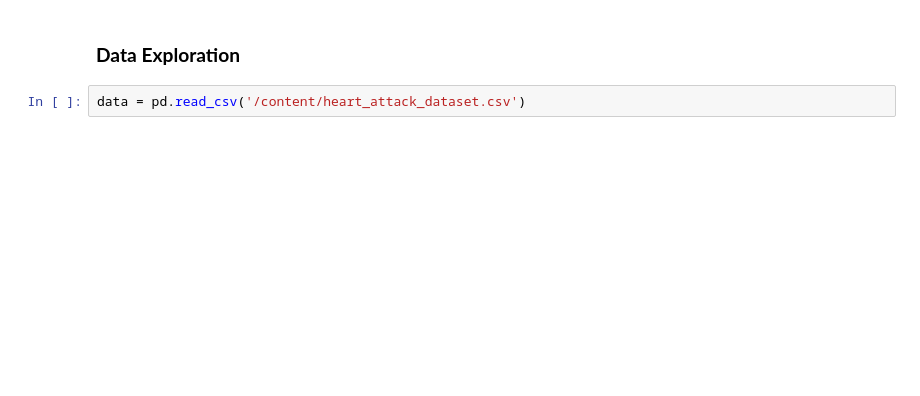
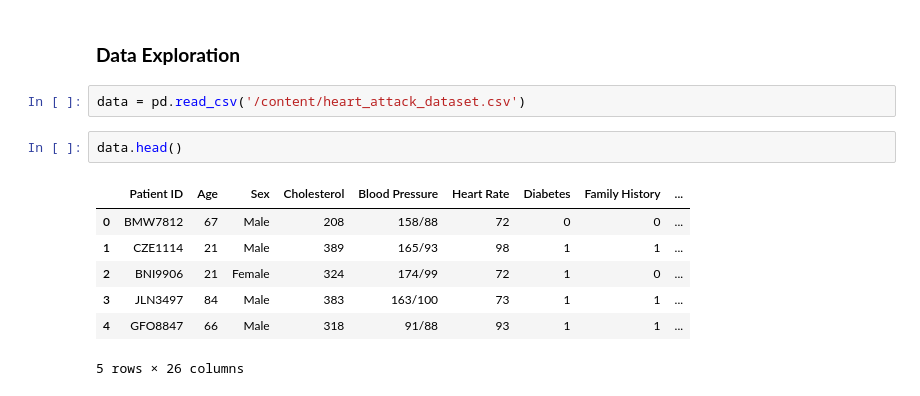
Before and after one commit to tahahamdii/Medical-Chatbot-Llama2, a Jupyter notebook: heart_attacks.ipynb, the cells around one changed output. Drawn from its saved outputs; the diff is of its cells as text; blank space fills up the shorter version.

```diff
--- a/heart_attacks.ipynb
+++ b/heart_attacks.ipynb
@@ -26,3 +28,13 @@ warnings.filterwarnings("ignore")
 ### **Data Exploration**
 # %%
 data = pd.read_csv('/content/heart_attack_dataset.csv')
+# %%
+data.head()
+# %% [output]
+|  | Patient ID | Age | Sex | Cholesterol | Blood Pressure | Heart Rate | Diabetes | Family History | ... |
+| 0 | BMW7812 | 67 | Male | 208 | 158/88 | 72 | 0 | 0 | ... |
+| 1 | CZE1114 | 21 | Male | 389 | 165/93 | 98 | 1 | 1 | ... |
+| 2 | BNI9906 | 21 | Female | 324 | 174/99 | 72 | 1 | 0 | ... |
+| 3 | JLN3497 | 84 | Male | 383 | 163/100 | 73 | 1 | 1 | ... |
+| 4 | GFO8847 | 66 | Male | 318 | 91/88 | 93 | 1 | 1 | ... |
+5 rows × 26 columns
```
Also changed, not shown: parts of 3 cells of this notebook.
